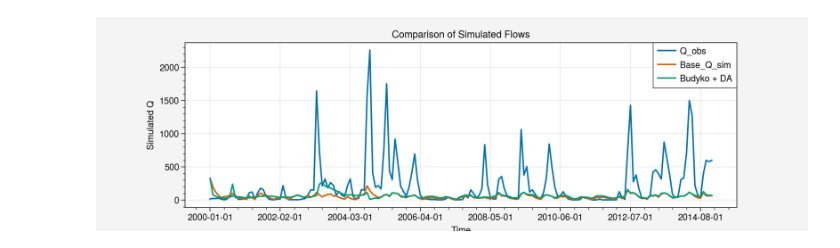
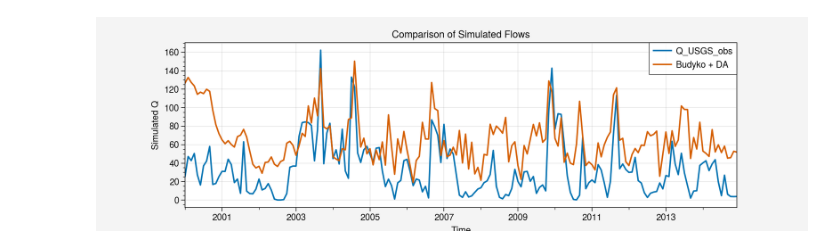
Before and after one commit to Habte1345/Bayesian_DA_Budyko_modeling, a Jupyter notebook: notebooks/notwbook.ipynb, the cells around one changed output. Drawn from its saved outputs; the diff is of its cells as text; code cells hidden in the pictures.

```diff
--- a/notebooks/notwbook.ipynb
+++ b/notebooks/notwbook.ipynb
@@ -234,15 +23,22 @@ df['Q_USGS_obs'].plot()
 # %%
+import pandas as pd
 import matplotlib.pyplot as plt
 
+# Load the Feather file
+file_path = r"C:\Users\hdagne1\Box\Dr.Mesfin Research\Codes\DA\DA_Github_repo\Bayesian_DA_Budyko_modeling\Simulation_results\enkf_timeseries_by_basin\01669520_enkf_timeseries_ET_DA.feather"
+df = pd.read_feather(file_path)
+
+df.columns
+df.set_index('Date', inplace=True)
 plt.figure(figsize=(10, 3))
-df['Q_obs'].plot(label='Q_obs')
-df['Base_Q_sim'].plot(label='Base_Q_sim')
+df['Q_USGS_obs'].plot(label='Q_USGS_obs')
+# df['Q_B_Q_sim'].plot(label='Base_Q_sim')
 
-df['Budyko+DA_Q_sim'].plot(label='Budyko + DA')
+df['Q_ET_DA_Q_sim'].plot(label='Budyko + DA')
 plt.xlabel('Time')
 plt.ylabel('Simulated Q')
 plt.title('Comparison of Simulated Flows')
 plt.legend()
 plt.show()
 # %% [output]
-[figure, old version]
+[figure, new version]
```
Also changed, not shown: parts of 13 cells of this notebook.
